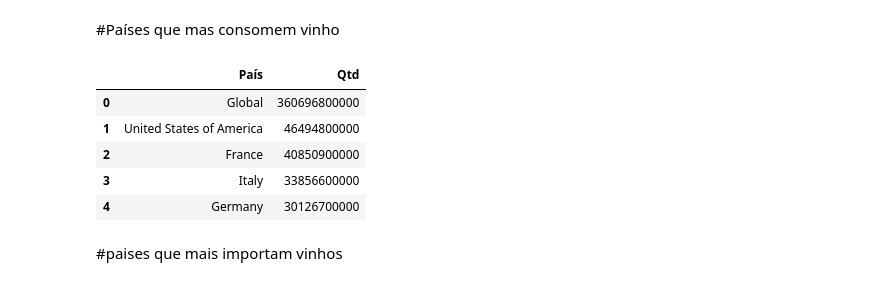
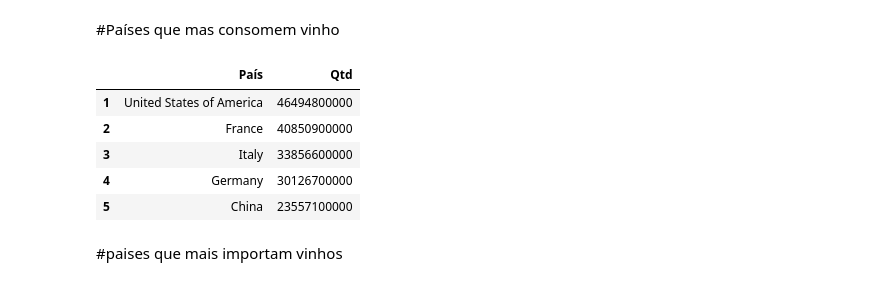
Before and after one commit to VivianeCorreia/Tech-Challenge, a Jupyter notebook: 2_challenge.ipynb, the cells around one changed output. Cells and saved outputs as stored; diff of their text form; code cells hidden in the pictures.

```diff
--- a/2_challenge.ipynb
+++ b/2_challenge.ipynb
@@ -882,24 +883,27 @@ consumption_df.head()
 # %%
 # Agrupe os dados por país e calcule a soma da coluna 'Qtd' para cada país
 cons_pais = consumption_df.groupby('País')['Qtd'].sum()
 
 # Crie um novo DataFrame com os totais por país
 cons_pais = cons_pais.reset_index()
 
 # Ordene o novo DataFrame de forma decrescente com base na coluna 'Qtd'
 cons_pais = cons_pais.sort_values(by='Qtd', ascending=False)
 
 cons_pais= cons_pais.reset_index(drop=True)
 
+#tirar a 1 linha do frame
+cons_pais = cons_pais.iloc[1:]
+
 #Exiba o DataFrame ordenado
 cons_pais.head()
 # %% [output]
 |  | País | Qtd |
-| 0 | Global | 360696800000 |
 | 1 | United States of America | 46494800000 |
 | 2 | France | 40850900000 |
 | 3 | Italy | 33856600000 |
 | 4 | Germany | 30126700000 |
+| 5 | China | 23557100000 |
 # %% [markdown]
 #paises que mais importam vinhos
 # %%
```
Also changed, not shown: parts of 2 cells of this notebook.
